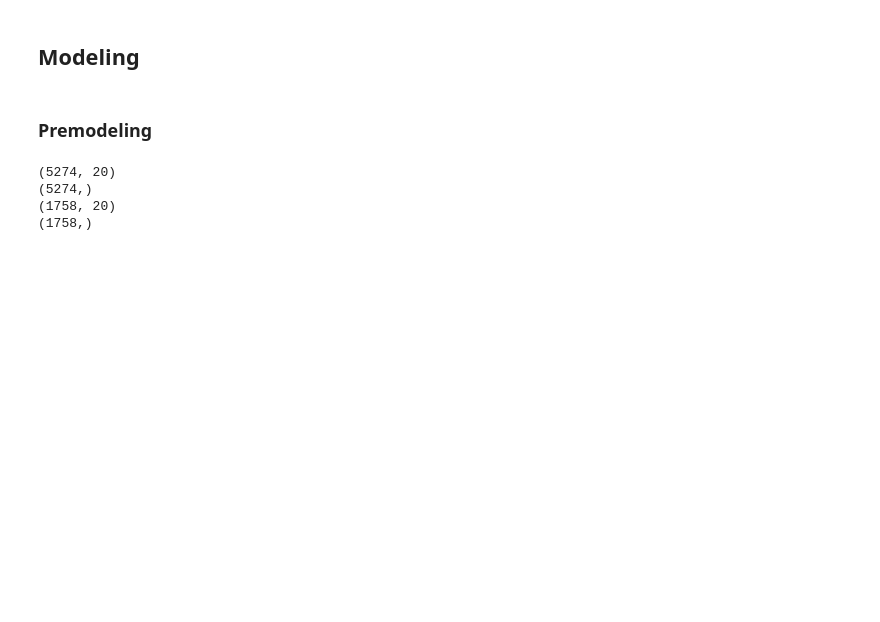
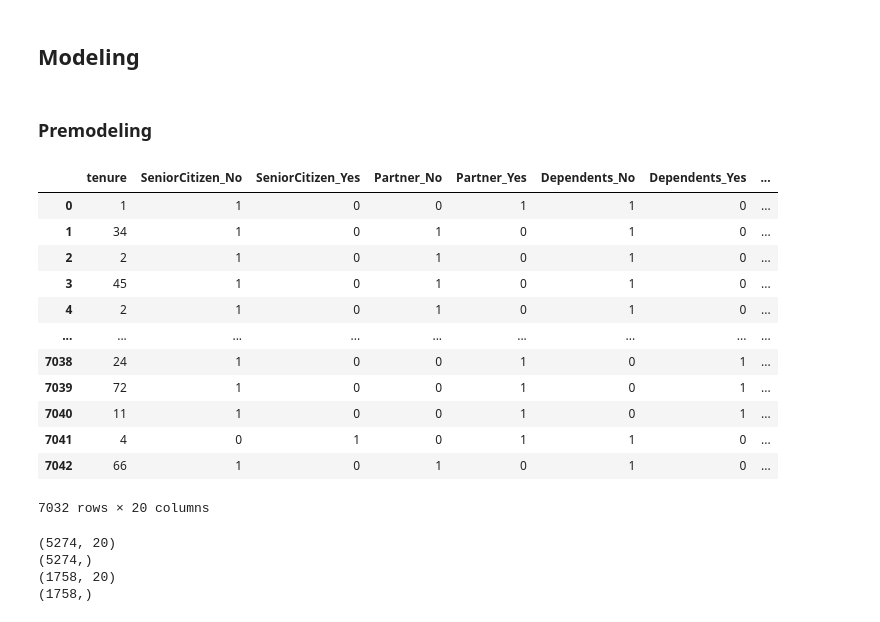
Before and after one commit to Eigilak/big_data, a Jupyter notebook: Projekt.ipynb, the cells around one changed output. Saved outputs shown, nothing was run; the diff lists cells and outputs as text; code cells hidden in the pictures; blank space fills up the shorter version.

```diff
--- a/Projekt.ipynb
+++ b/Projekt.ipynb
@@ -229,6 +260,22 @@ X = df_new[Features]
 y = df_new['Churn']
 
 X = pd.get_dummies(X)
+# %%
+X
+# %% [output]
+|  | tenure | SeniorCitizen_No | SeniorCitizen_Yes | Partner_No | Partner_Yes | Dependents_No | Dependents_Yes | ... |
+| 0 | 1 | 1 | 0 | 0 | 1 | 1 | 0 | ... |
+| 1 | 34 | 1 | 0 | 1 | 0 | 1 | 0 | ... |
+| 2 | 2 | 1 | 0 | 1 | 0 | 1 | 0 | ... |
+| 3 | 45 | 1 | 0 | 1 | 0 | 1 | 0 | ... |
+| 4 | 2 | 1 | 0 | 1 | 0 | 1 | 0 | ... |
+| ... | ... | ... | ... | ... | ... | ... | ... | ... |
+| 7038 | 24 | 1 | 0 | 0 | 1 | 0 | 1 | ... |
+| 7039 | 72 | 1 | 0 | 0 | 1 | 0 | 1 | ... |
+| 7040 | 11 | 1 | 0 | 0 | 1 | 0 | 1 | ... |
+| 7041 | 4 | 0 | 1 | 0 | 1 | 1 | 0 | ... |
+| 7042 | 66 | 1 | 0 | 1 | 0 | 1 | 0 | ... |
+7032 rows × 20 columns
 # %%
 # split
 X_train, X_test, y_train, y_test = train_test_split(
```
Also changed, not shown: parts of 2 cells of this notebook.
